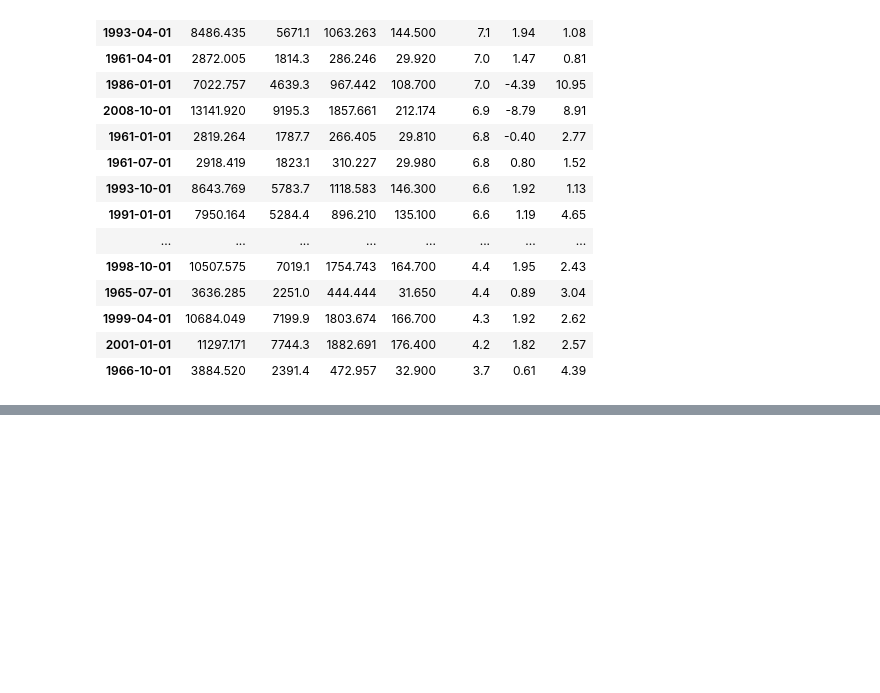
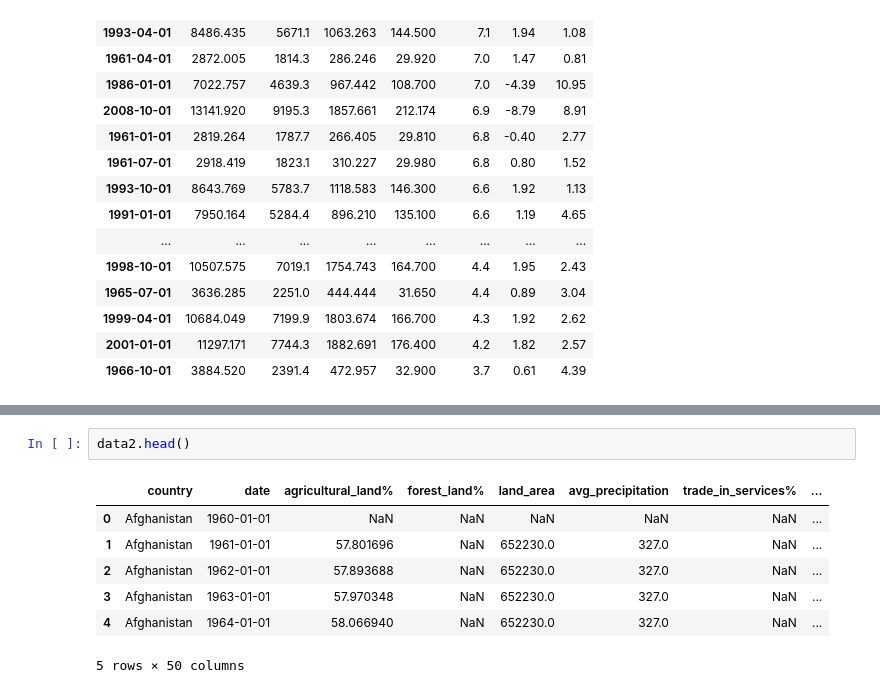
Before and after one commit to tylerchg/Personal-Project, a Jupyter notebook: Project 1 Code.ipynb, the cells around one changed output, grey strips where cells are left out. Saved outputs shown, nothing was run; the diff lists cells and outputs as text; blank space fills up the shorter version.

```diff
--- a/Project 1 Code.ipynb
+++ b/Project 1 Code.ipynb
@@ -190,0 +215,10 @@ f_data.sort_values(by = "unemp", ascending = False)
+# %%
+data2.head()
+# %% [output]
+|  | country | date | agricultural_land% | forest_land% | land_area | avg_precipitation | trade_in_services% | ... |
+| 0 | Afghanistan | 1960-01-01 | NaN | NaN | NaN | NaN | NaN | ... |
+| 1 | Afghanistan | 1961-01-01 | 57.801696 | NaN | 652230.0 | 327.0 | NaN | ... |
+| 2 | Afghanistan | 1962-01-01 | 57.893688 | NaN | 652230.0 | 327.0 | NaN | ... |
+| 3 | Afghanistan | 1963-01-01 | 57.970348 | NaN | 652230.0 | 327.0 | NaN | ... |
+| 4 | Afghanistan | 1964-01-01 | 58.066940 | NaN | 652230.0 | 327.0 | NaN | ... |
+5 rows × 50 columns
```
Also changed, not shown: parts of 9 cells of this notebook, 2 other files.
